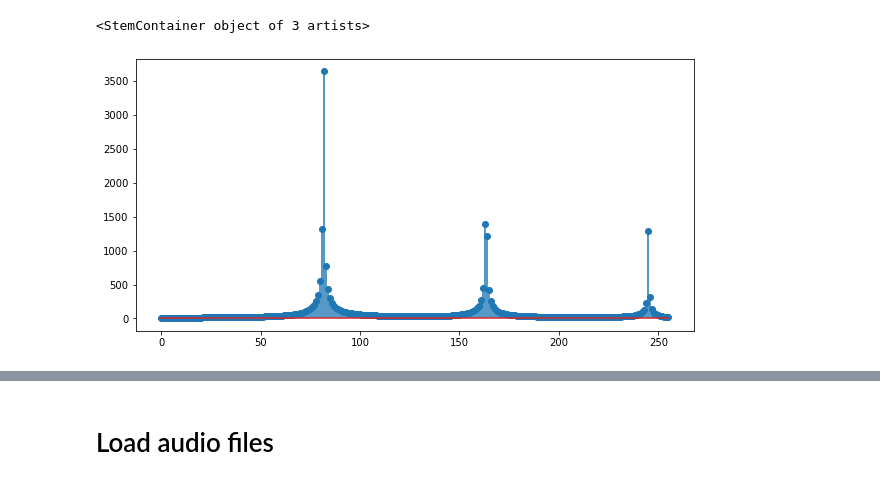
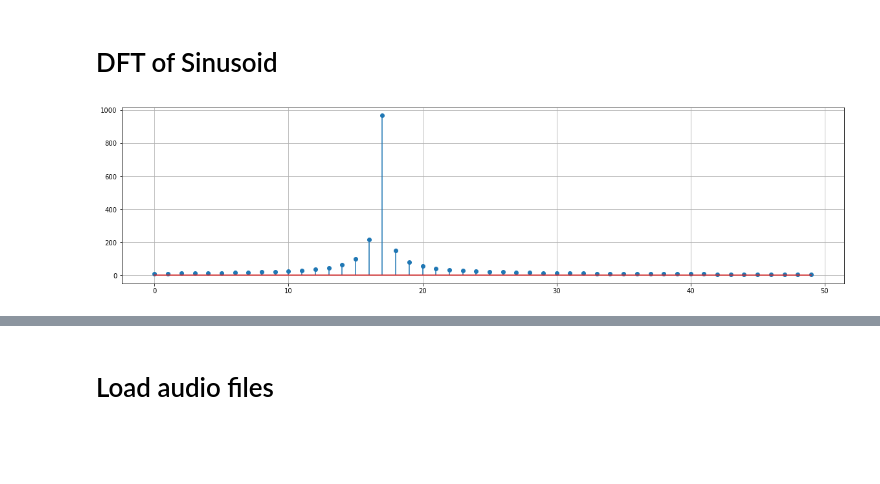
Before and after one commit to juhannam/gct535-2022, a Jupyter notebook: practice/03. DFT and STFT.ipynb, the cells around one changed output, grey strips where cells are left out. Drawn from its saved outputs; the diff is of its cells as text; code cells hidden in the pictures; blank space fills up the shorter version.

```diff
--- a/practice/03. DFT and STFT.ipynb
+++ b/practice/03. DFT and STFT.ipynb
@@ -40,21 +7,29 @@ ipd.Audio(x, rate=fs)
-# %%
-N = 2048*4
-x_seg = x[:N]
-
-# zero-padding
-# x_seg = np.append(x_seg, np.zeros(2048))
-
-X= np.fft.fft(x_seg)
-
-X_mag = np.abs(X)
-X_phs = np.angle(X)
-
-plt.figure(figsize=(10,5))
-plt.stem(X_mag[:256])
-
-
-#plt.figure(figsize=(10, 5))
-#plt.stem(X_phs[:256])
-# %% [output]
-<StemContainer object of 3 artists>
-[figure, removed]
+# %% [markdown]
+# DFT of Sinusoid
+# %%
+
+f0 = 261
+fs = 8000
+dur = 2
+
+x = np.sin(2*np.pi*f0*np.arange(dur*fs)/fs);
+
+win_size = 2048
+FFT_size = 2048
+
+x_seg = x[:win_size]
+
+X= np.fft.fft(x_seg)
+
+X_mag = np.abs(X)
+X_phs = np.angle(X)
+
+X_mag2 = X_mag[50:100]
+
+
+# plot linear scale
+plt.figure(figsize=(20, 5))
+plt.stem(X_mag2)
+plt.grid(True)
+# %% [output]
+[figure, added]
```
Also changed, not shown: parts of 5 cells of this notebook, 2 other files.
